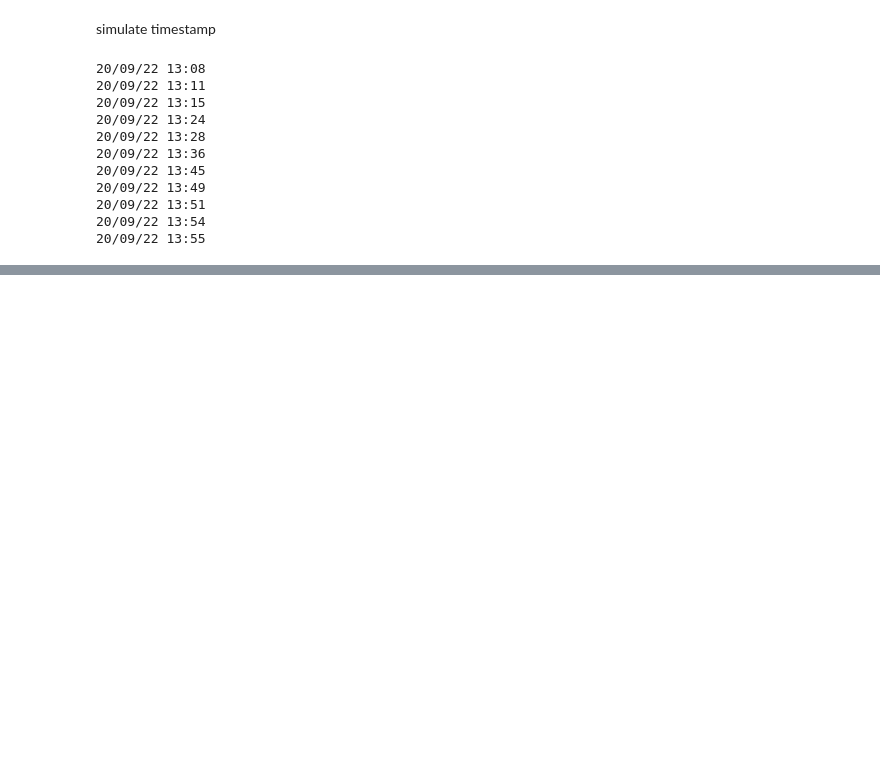
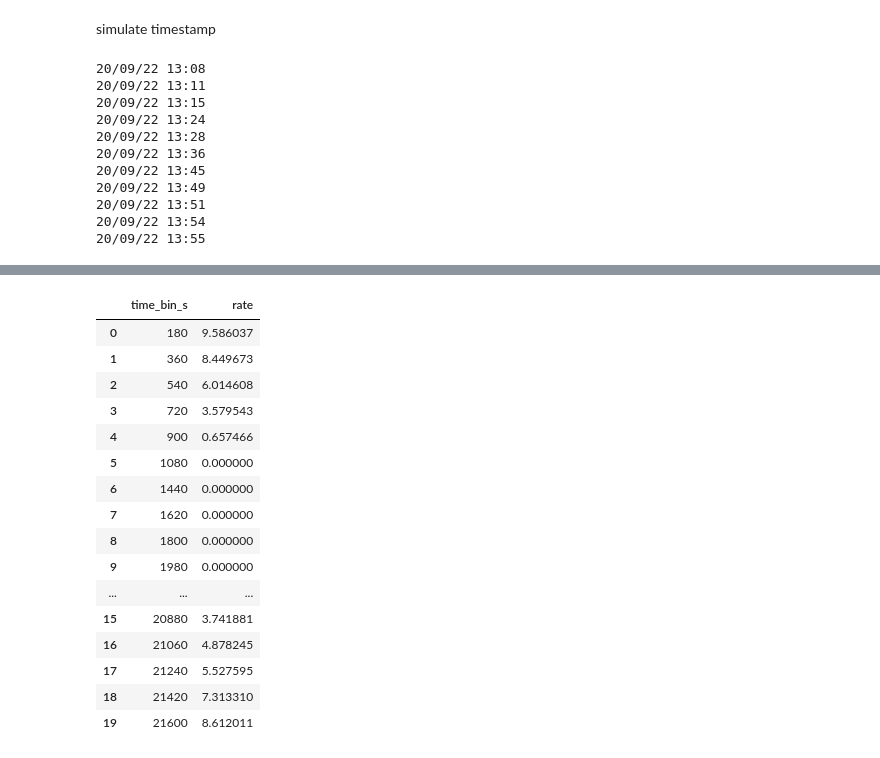
Before and after one commit to yxcho/iot_project, a Jupyter notebook: src/mock_data.ipynb, the cells around one changed output, grey strips where cells are left out. Cells and saved outputs as stored; diff of their text form; code cells hidden in the pictures; blank space fills up the shorter version.

```diff
--- a/src/mock_data.ipynb
+++ b/src/mock_data.ipynb
@@ -228,0 +262,25 @@ passenger_congestion
+# %%
+congestion_weekday_seeder = passenger_congestion.groupby("time_bin").mean().reset_index()
+congestion_weekday_seeder["time_bin_s"] = congestion_weekday_seeder["time_bin"] * INTERVAL_MINUTES * 60
+congestion_weekday_seeder.drop(columns=["time", "time_bin"], inplace=True)
+congestion_weekday_seeder.rename(columns={"value":"rate"}, inplace=True)
+congestion_weekday_seeder = congestion_weekday_seeder[["time_bin_s", "rate"]]
+congestion_weekday_seeder.head(20)
+# %% [output]
+|  | time_bin_s | rate |
+| 0 | 180 | 9.586037 |
+| 1 | 360 | 8.449673 |
+| 2 | 540 | 6.014608 |
+| 3 | 720 | 3.579543 |
+| 4 | 900 | 0.657466 |
+| 5 | 1080 | 0.000000 |
+| 6 | 1440 | 0.000000 |
+| 7 | 1620 | 0.000000 |
+| 8 | 1800 | 0.000000 |
+| 9 | 1980 | 0.000000 |
+| ... | ... | ... |
+| 15 | 20880 | 3.741881 |
+| 16 | 21060 | 4.878245 |
+| 17 | 21240 | 5.527595 |
+| 18 | 21420 | 7.313310 |
+| 19 | 21600 | 8.612011 |
```
Also changed, not shown: parts of 11 cells of this notebook, 3 other files.
